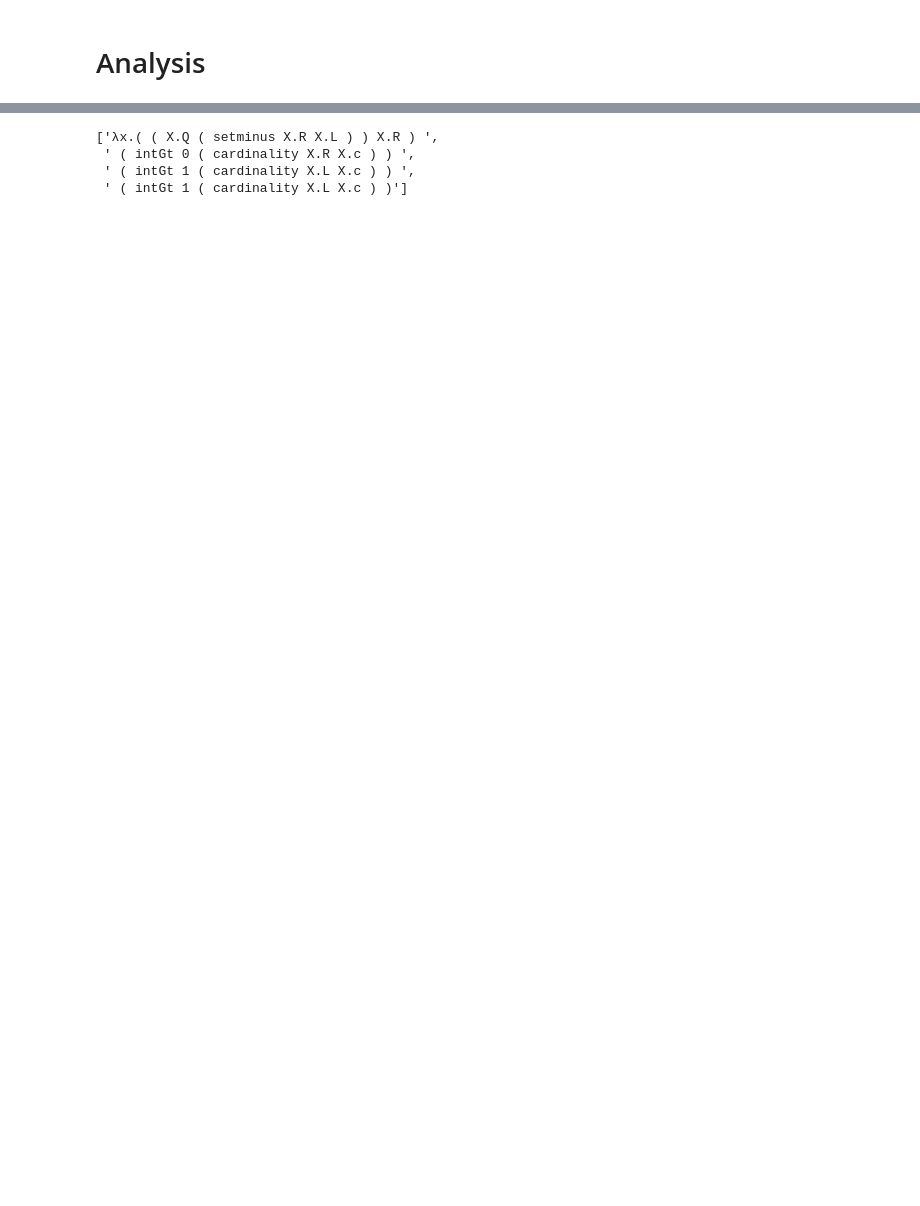
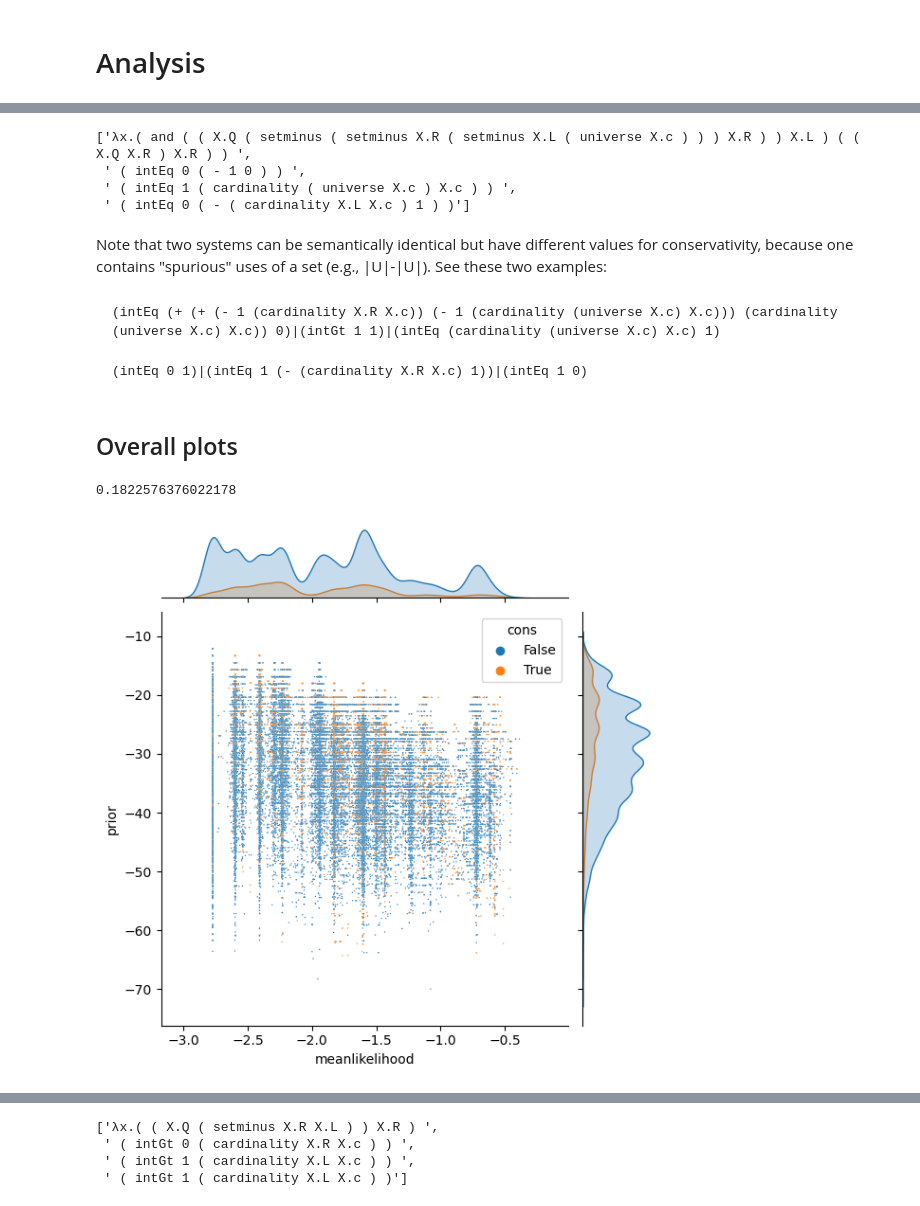
Before and after one commit to thelogicalgrammar/compositionalModes, a Jupyter notebook: analysis/quantifiers/analysis.ipynb, the cells around one changed output, grey strips where cells are left out. Saved outputs shown, nothing was run; the diff lists cells and outputs as text; code cells hidden in the pictures; blank space fills up the shorter version.

````diff
--- a/analysis/quantifiers/analysis.ipynb
+++ b/analysis/quantifiers/analysis.ipynb
@@ -29,5 +352,5 @@ paramspath = "../../data/server_test/data_likweight_40.000000_nobs_250parameters
 # %%
-df = get_data_from_glob('../../data/testrun/*/')
+df = get_data_from_glob('../../data/final_run/*/')
 # %% [output]
 reading params
 reading hypotheses data
@@ -47,3 +369,5 @@ processing hypothesis data
 reading params
 reading hypotheses data
 processing hypothesis data
+# %%
+df_additional = get_data_from_glob('../../data/testrun/*/')
@@ -49,0 +393,2 @@ processing hypothesis data
+# %%
+df = pd.concat([df_additional, df])
@@ -49,0 +399,2 @@ processing hypothesis data
+# %%
+df['n_quants'] = df['hypothesis'].str.split('|').apply(len)-1
@@ -49,0 +417,19 @@ processing hypothesis data
+# %%
+df.iloc[23]['hypothesis'].split('|')
+# %% [output]
+['λx.( and ( ( X.Q ( setminus ( setminus X.R ( setminus X.L ( universe X.c ) ) ) X.R ) ) X.L ) ( ( X.Q X.R ) X.R ) ) ',
+ ' ( intEq 0 ( - 1 0 ) ) ',
+ ' ( intEq 1 ( cardinality ( universe X.c ) X.c ) ) ',
+ ' ( intEq 0 ( - ( cardinality X.L X.c ) 1 ) )']
+# %% [markdown]
+Note that two systems can be semantically identical but have different values for conservativity, because one contains "spurious" uses of a set (e.g., |U|-|U|). See these two examples:
+# %% [markdown]
+```
+(intEq (+ (+ (- 1 (cardinality X.R X.c)) (- 1 (cardinality (universe X.c) X.c))) (cardinality (universe X.c) X.c)) 0)|(intGt 1 1)|(intEq (cardinality (universe X.c) X.c) 1)
+```
+
+```
+(intEq 0 1)|(intEq 1 (- (cardinality X.R X.c) 1))|(intEq 1 0)
+```
+# %% [markdown]
+## Overall plots
@@ -49,0 +451,15 @@ processing hypothesis data
+# %%
+df['cons'].sum()/len(df)
+# %% [output]
+0.1822576376022178
+# %%
+fig = sns.jointplot(
+    data=df,
+    x='meanlikelihood',
+    y='prior',
+    hue='cons',
+    s=1,
+)
+fig.savefig('tradeoff.png', dpi=300)
+# %% [output]
+[figure, added]
````
Also changed, not shown: parts of 60 cells of this notebook, 15 other files.
